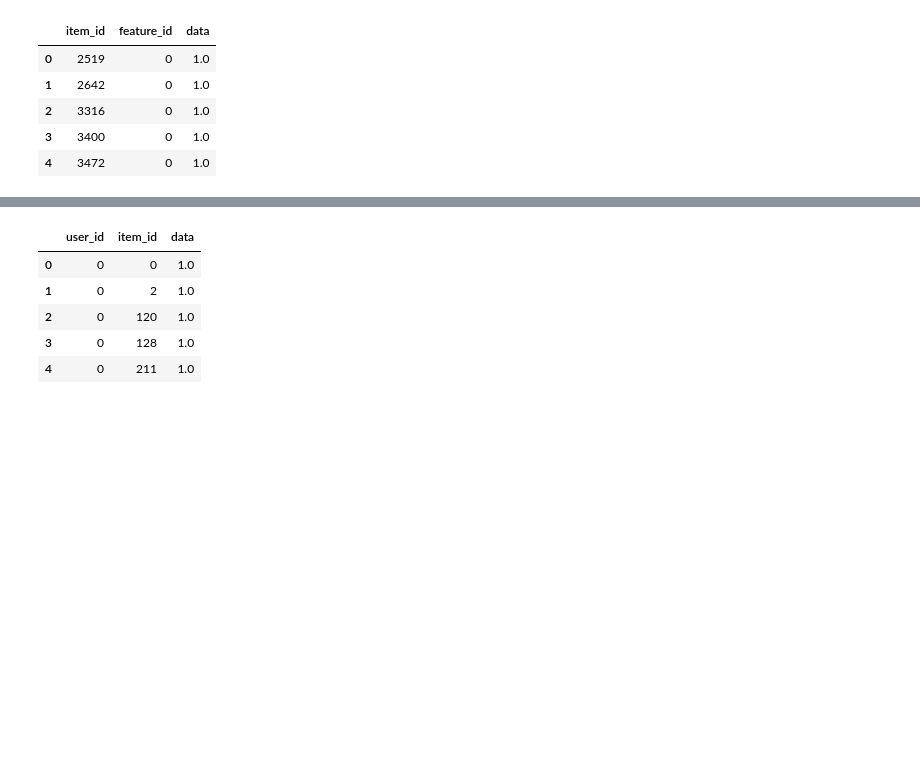
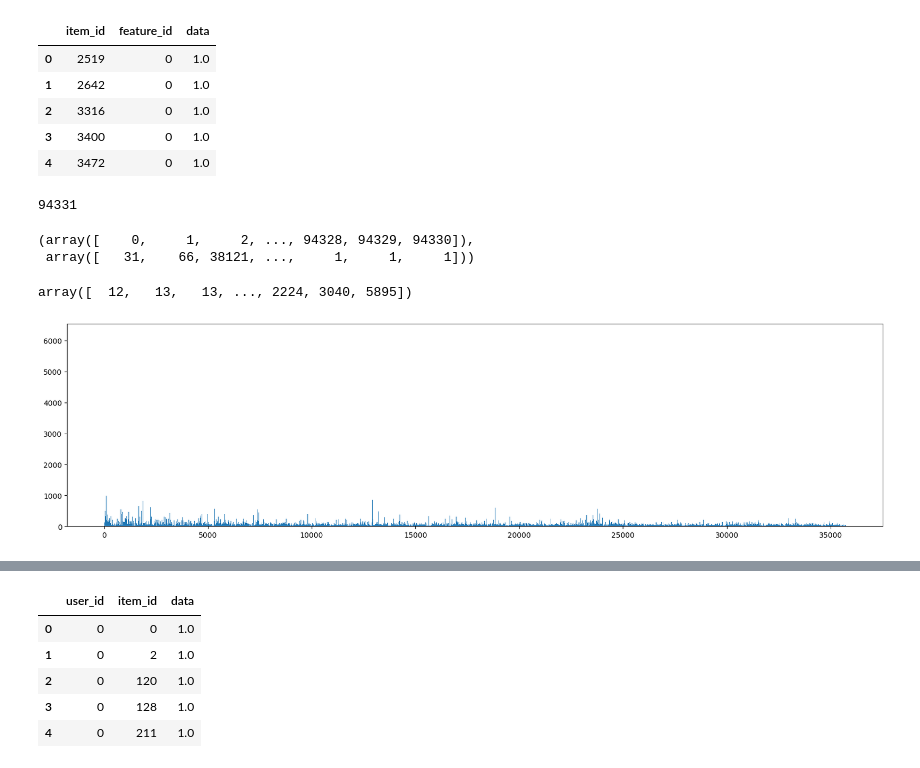
Before and after one commit to timothewt/RecSysCompetition2024Polimi, a Jupyter notebook: notebooks/tw-01-data_preprocessing.ipynb, the cells around one changed output, grey strips where cells are left out. Saved outputs shown, nothing was run; the diff lists cells and outputs as text; code cells hidden in the pictures; blank space fills up the shorter version.

```diff
--- a/notebooks/tw-01-data_preprocessing.ipynb
+++ b/notebooks/tw-01-data_preprocessing.ipynb
@@ -13,3 +21,22 @@ train.head()
 | 2 | 3316 | 0 | 1.0 |
 | 3 | 3400 | 0 | 1.0 |
 | 4 | 3472 | 0 | 1.0 |
+# %%
+len(np.unique(ICM_metadata['feature_id']))
+# %% [output]
+94331
+# %%
+np.unique(ICM_metadata['feature_id'], return_counts=True)
+# %% [output]
+(array([    0,     1,     2, ..., 94328, 94329, 94330]),
+ array([   31,    66, 38121, ...,     1,     1,     1]))
+# %%
+np.sort(np.unique(train['user_id'], return_counts=True)[1])
+# %% [output]
+array([  12,   13,   13, ..., 2224, 3040, 5895])
+# %%
+figure(figsize=(20, 5))
+plt.hist(train['user_id'], bins=20000)
+plt.show()
+# %% [output]
+[figure, added]
```
Also changed, not shown: parts of 4 cells of this notebook, 39 other files.
